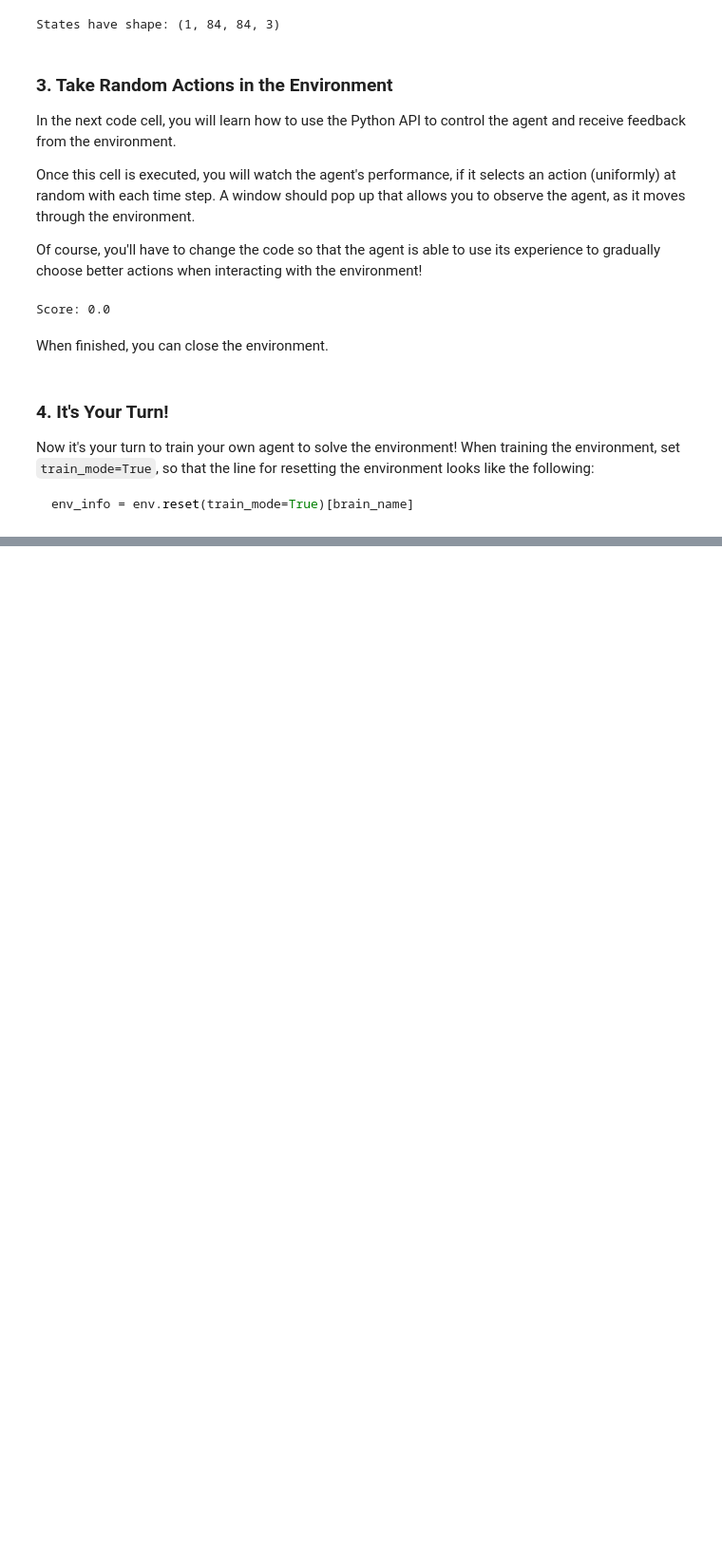
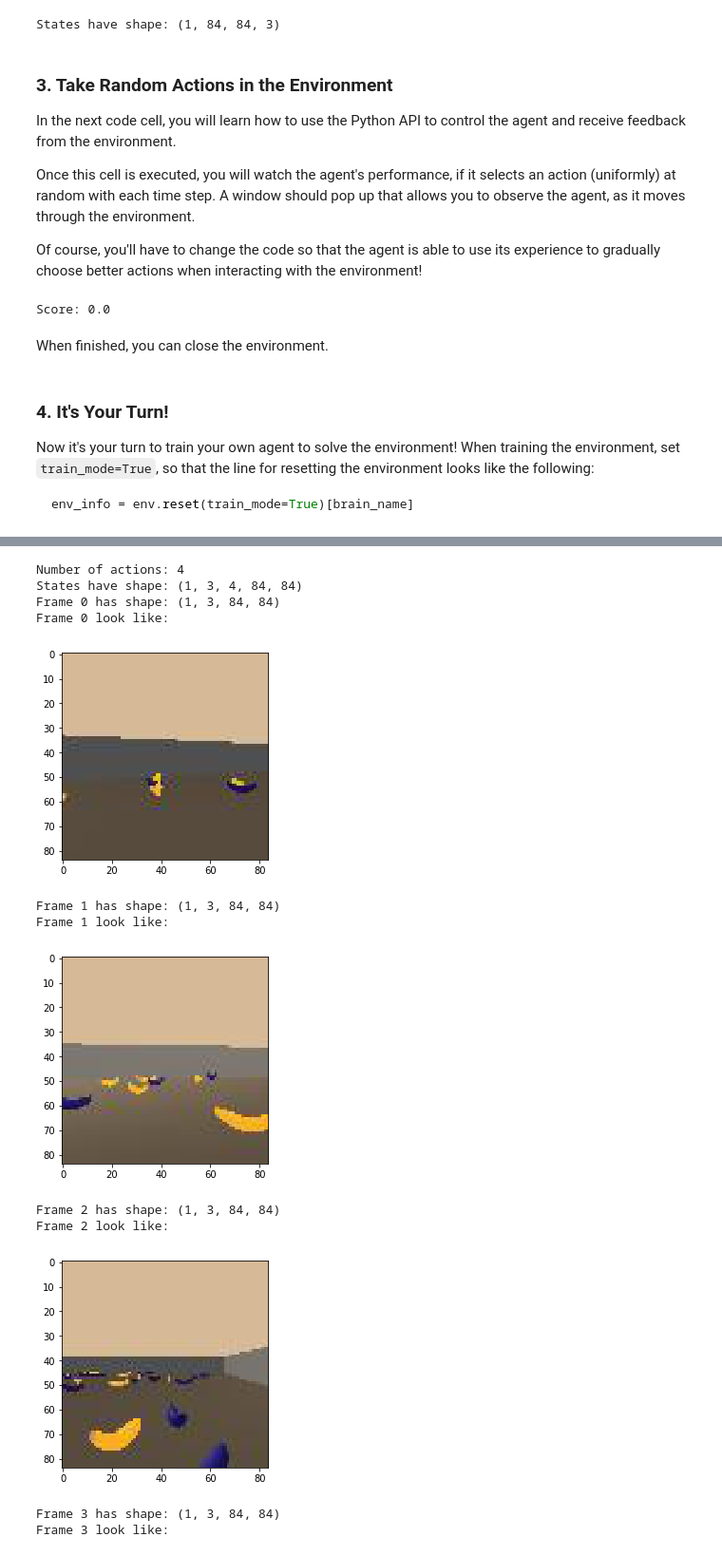
Before and after one commit to quboanthony/RL-Adventure, a Jupyter notebook: p1_navigation_learning_from_pixels/Navigation_Pixels.ipynb, the cells around one changed output, grey strips where cells are left out. Shown: that part at 95% size. Saved outputs shown, nothing was run; the diff lists cells and outputs as text; code cells hidden in the pictures; blank space fills up the shorter version.

```diff
--- a/p1_navigation_learning_from_pixels/Navigation_Pixels.ipynb
+++ b/p1_navigation_learning_from_pixels/Navigation_Pixels.ipynb
@@ -183,0 +147,2 @@ States have shape: (1, 84, 84, 3)
+# %%
+env= Environment.CollectBanana("VisualBanana_Windows_x86_64/Banana.exe")
@@ -183,0 +166,34 @@ States have shape: (1, 84, 84, 3)
+# %%
+
+# number of actions
+action_size = env.action_size
+print('Number of actions:', action_size)
+
+# examine the state space
+state = env.reset()
+
+state_size = state.shape
+print('States have shape:', state.shape)
+
+for i in range(4):
+    print('Frame %d has shape:'%i,state[:,:,i,:,:].shape)
+
+    print('Frame %d look like:'%i)
+    frame=np.transpose(state[:,:,i,:,:], (0,2,3,1))
+
+    plt.imshow(np.squeeze(frame))
+    plt.show()
+# %% [output]
+Number of actions: 4
+States have shape: (1, 3, 4, 84, 84)
+Frame 0 has shape: (1, 3, 84, 84)
+Frame 0 look like:
+[figure, added]
+Frame 1 has shape: (1, 3, 84, 84)
+Frame 1 look like:
+[figure, added]
+Frame 2 has shape: (1, 3, 84, 84)
+Frame 2 look like:
+[figure, added]
+Frame 3 has shape: (1, 3, 84, 84)
+Frame 3 look like:
```
Also changed, not shown: parts of 9 cells of this notebook, 4 other files.
